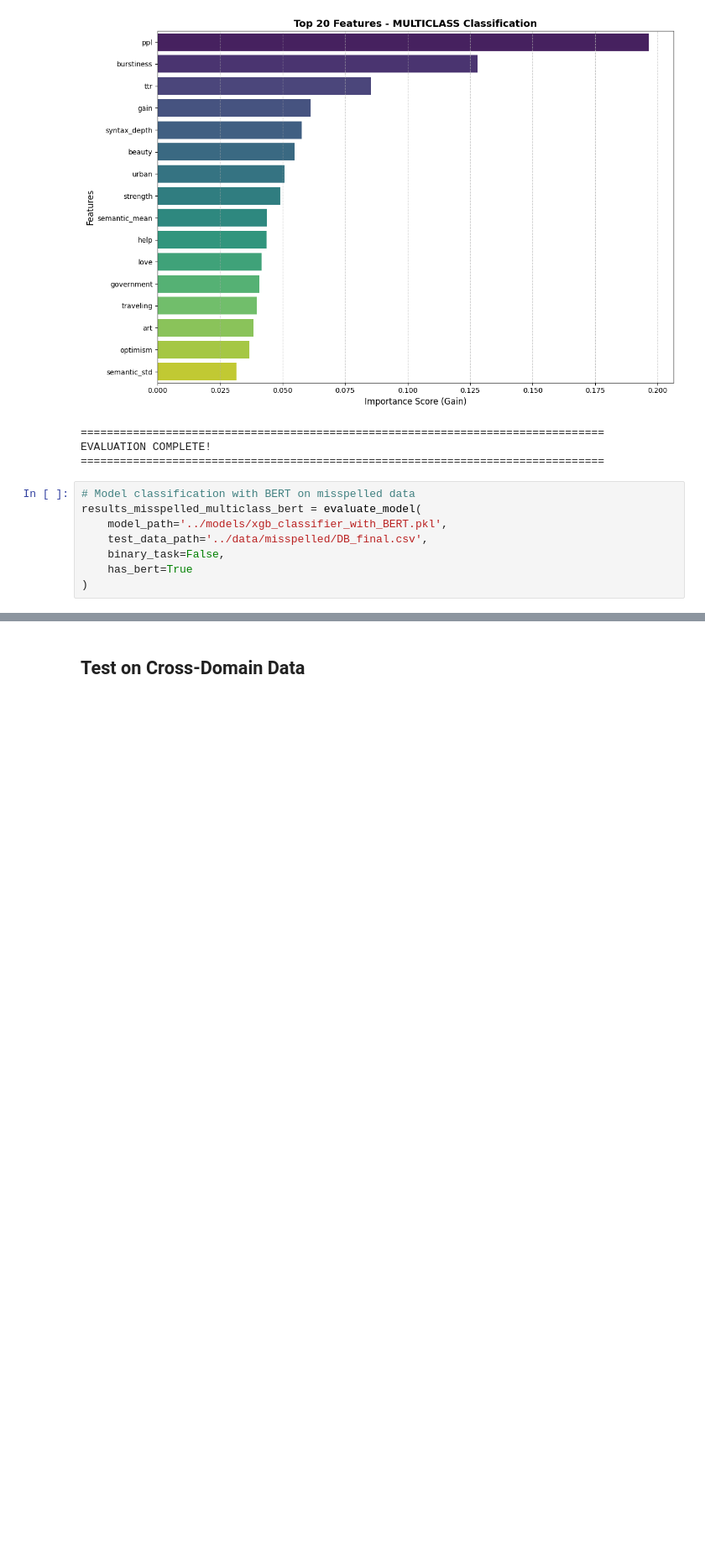
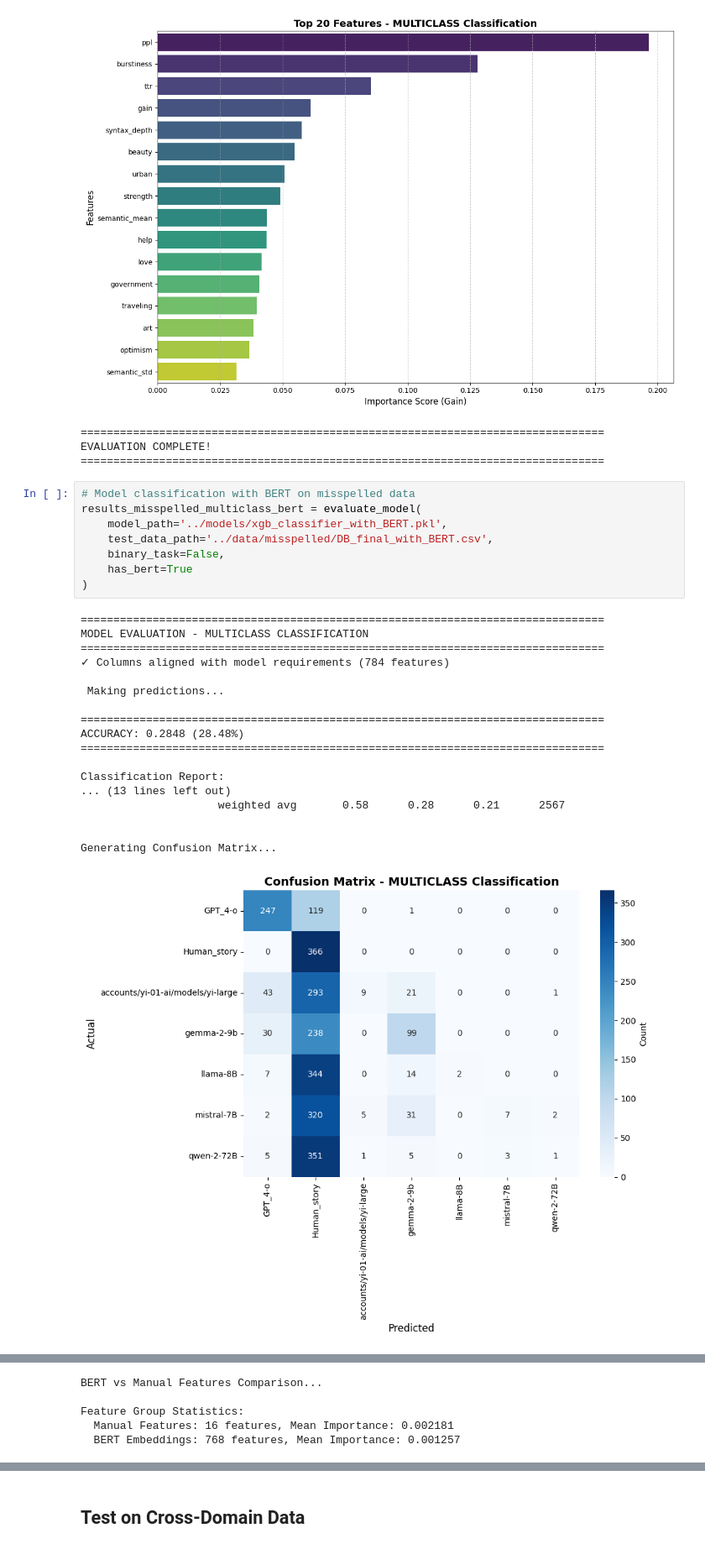
Before and after one commit to BaselCS/ai_text_detection, a Jupyter notebook: Evaluation/evaluation_utils.ipynb, the cells around one changed output, grey strips where cells are left out. Shown at 84% size. Drawn from its saved outputs; the diff is of its cells as text; blank space fills up the shorter version.

```diff
--- a/Evaluation/evaluation_utils.ipynb
+++ b/Evaluation/evaluation_utils.ipynb
@@ -349,8 +395,27 @@ EVALUATION COMPLETE!
 # %%
 # Model classification with BERT on misspelled data
 results_misspelled_multiclass_bert = evaluate_model(
     model_path='../models/xgb_classifier_with_BERT.pkl',
-    test_data_path='../data/misspelled/DB_final.csv',
+    test_data_path='../data/misspelled/DB_final_with_BERT.csv',
     binary_task=False,
     has_bert=True
 )
+# %% [output]
+================================================================================
+MODEL EVALUATION - MULTICLASS CLASSIFICATION
+================================================================================
+✓ Columns aligned with model requirements (784 features)
+
+ Making predictions...
+
+================================================================================
+ACCURACY: 0.2848 (28.48%)
+================================================================================
+
+Classification Report:
+... (13 lines left out)
+                     weighted avg       0.58      0.28      0.21      2567
+
+
+Generating Confusion Matrix...
+[figure, added]
@@ -356,0 +440,5 @@ results_misspelled_multiclass_bert = evaluate_model(
+BERT vs Manual Features Comparison...
+
+Feature Group Statistics:
+  Manual Features: 16 features, Mean Importance: 0.002181
+  BERT Embeddings: 768 features, Mean Importance: 0.001257
```
Also changed, not shown: parts of 11 cells of this notebook, 2 other files.
